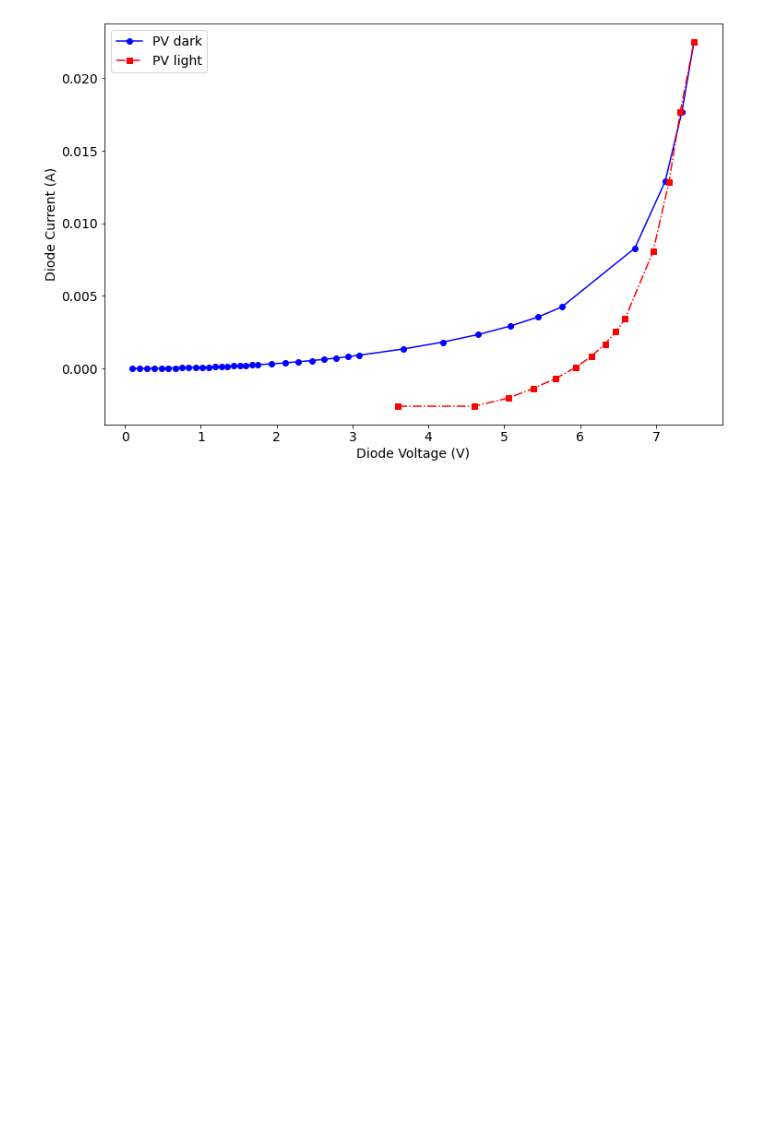
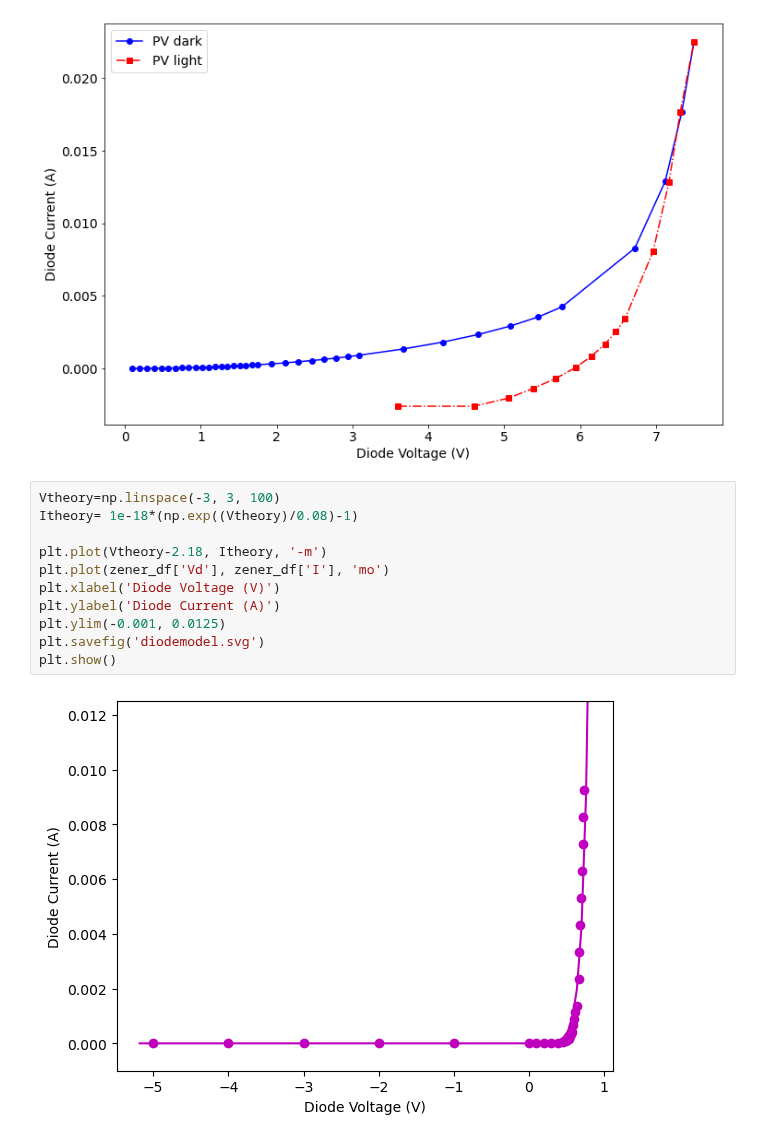
Before and after one commit to troymessina/ElectronicsLab, a Jupyter notebook: figures/ch6_diodes/Diodes.ipynb, the cells around one changed output. Cells and saved outputs as stored; diff of their text form; blank space fills up the shorter version.

```diff
--- a/figures/ch6_diodes/Diodes.ipynb
+++ b/figures/ch6_diodes/Diodes.ipynb
@@ -113,3 +113,16 @@ plt.legend(loc=0)
 plt.show()
 # %% [output]
 [figure]
+# %%
+Vtheory=np.linspace(-3, 3, 100)
+Itheory= 1e-18*(np.exp((Vtheory)/0.08)-1)
+
+plt.plot(Vtheory-2.18, Itheory, '-m')
+plt.plot(zener_df['Vd'], zener_df['I'], 'mo')
+plt.xlabel('Diode Voltage (V)')
+plt.ylabel('Diode Current (A)')
+plt.ylim(-0.001, 0.0125)
+plt.savefig('diodemodel.svg')
+plt.show()
+# %% [output]
+[figure, added]
```
Also changed, not shown: 4 other files.
